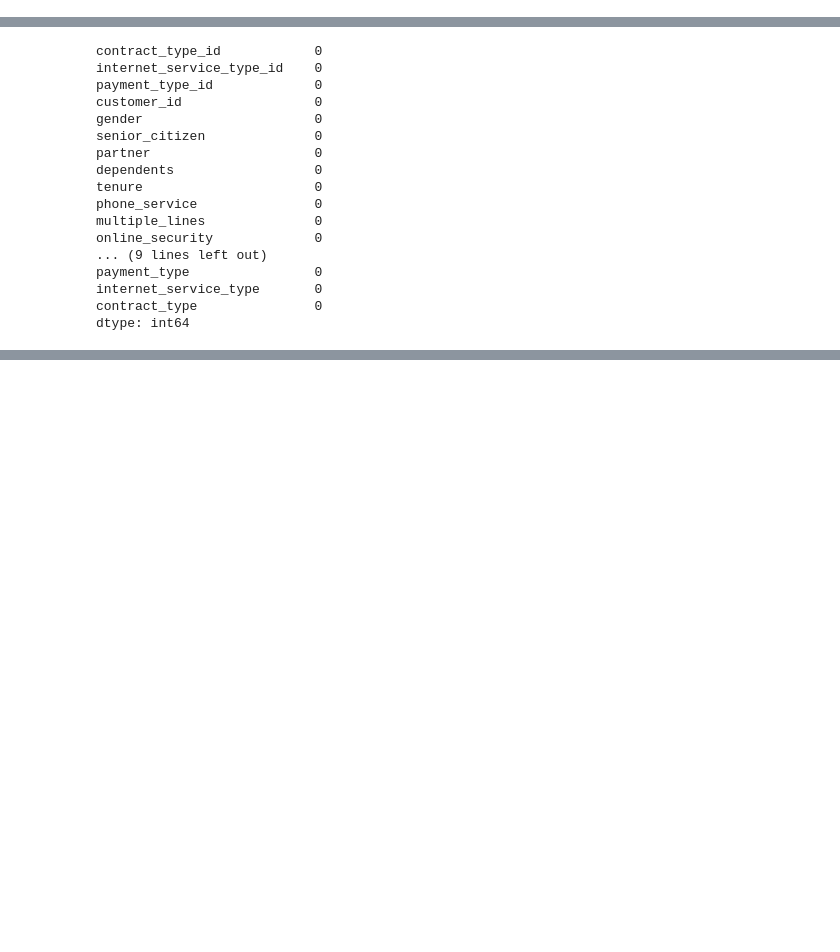
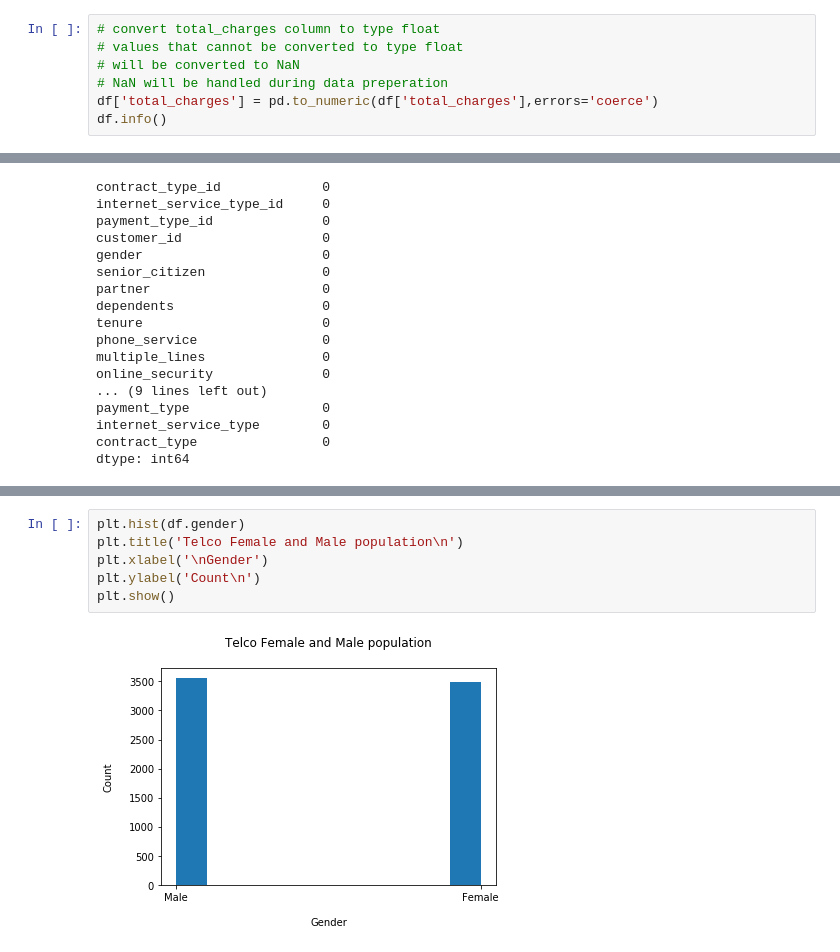
Before and after one commit to team-db-telco/telco-classification-project, a Jupyter notebook: telco_classifiaction_project.ipynb, the cells around one changed output, grey strips where cells are left out. Drawn from its saved outputs; the diff is of its cells as text; blank space fills up the shorter version.

Commit message:
updating telco classification project

```diff
--- a/telco_classifiaction_project.ipynb
+++ b/telco_classifiaction_project.ipynb
@@ -10,0 +36,7 @@ df = get_telco_data()
+# %%
+# convert total_charges column to type float
+# values that cannot be converted to type float
+# will be converted to NaN
+# NaN will be handled during data preperation
+df['total_charges'] = pd.to_numeric(df['total_charges'],errors='coerce')
+df.info()
@@ -78,0 +93,8 @@ df[(df.churn == 'Yes') & (df.tenure > 12) & (df.contract_type == 'One year')].sh
+# %%
+plt.hist(df.gender)
+plt.title('Telco Female and Male population\n')
+plt.xlabel('\nGender')
+plt.ylabel('Count\n')
+plt.show()
+# %% [output]
+[figure, added]
```
Also changed, not shown: parts of 24 cells of this notebook.
